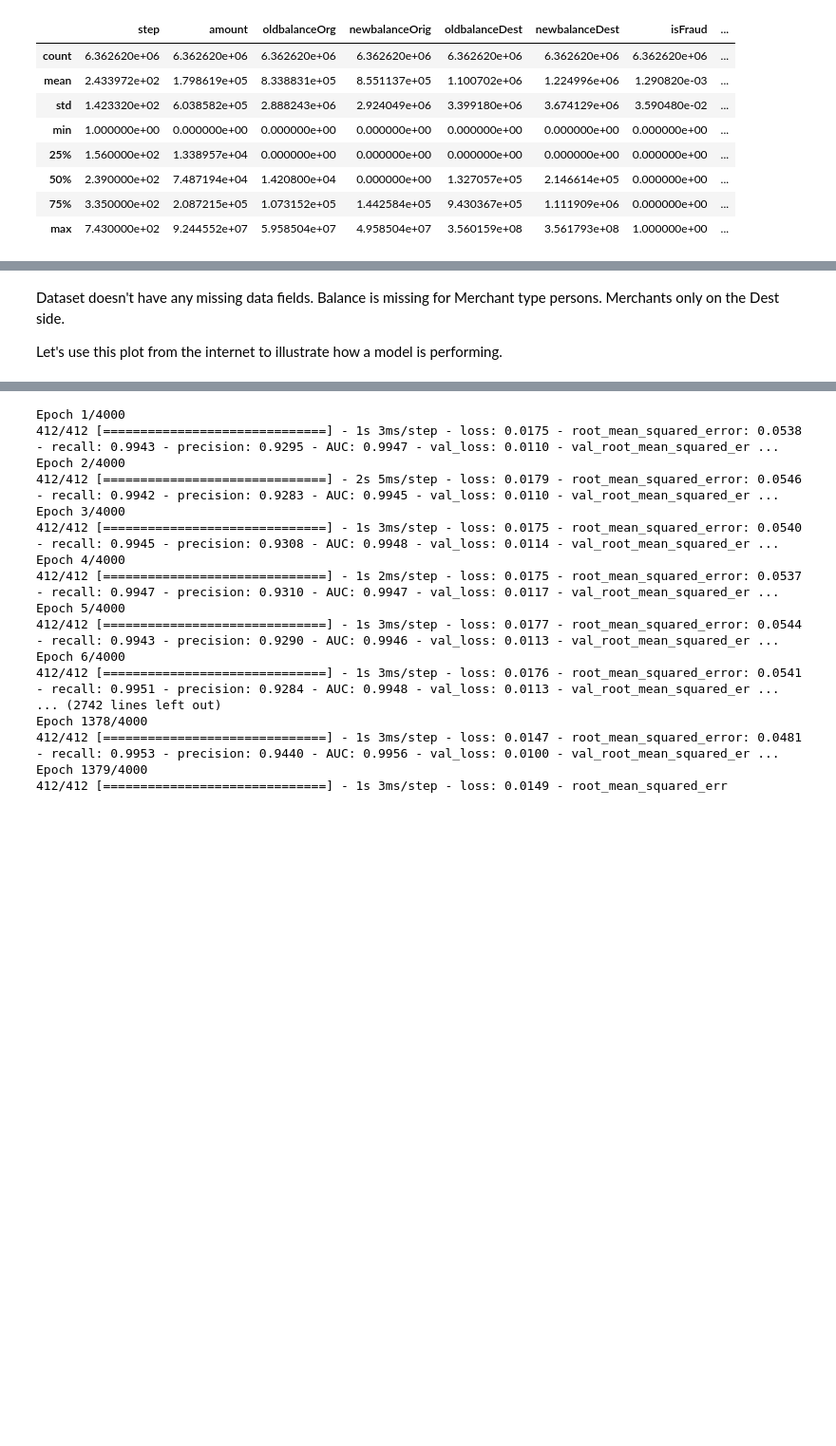
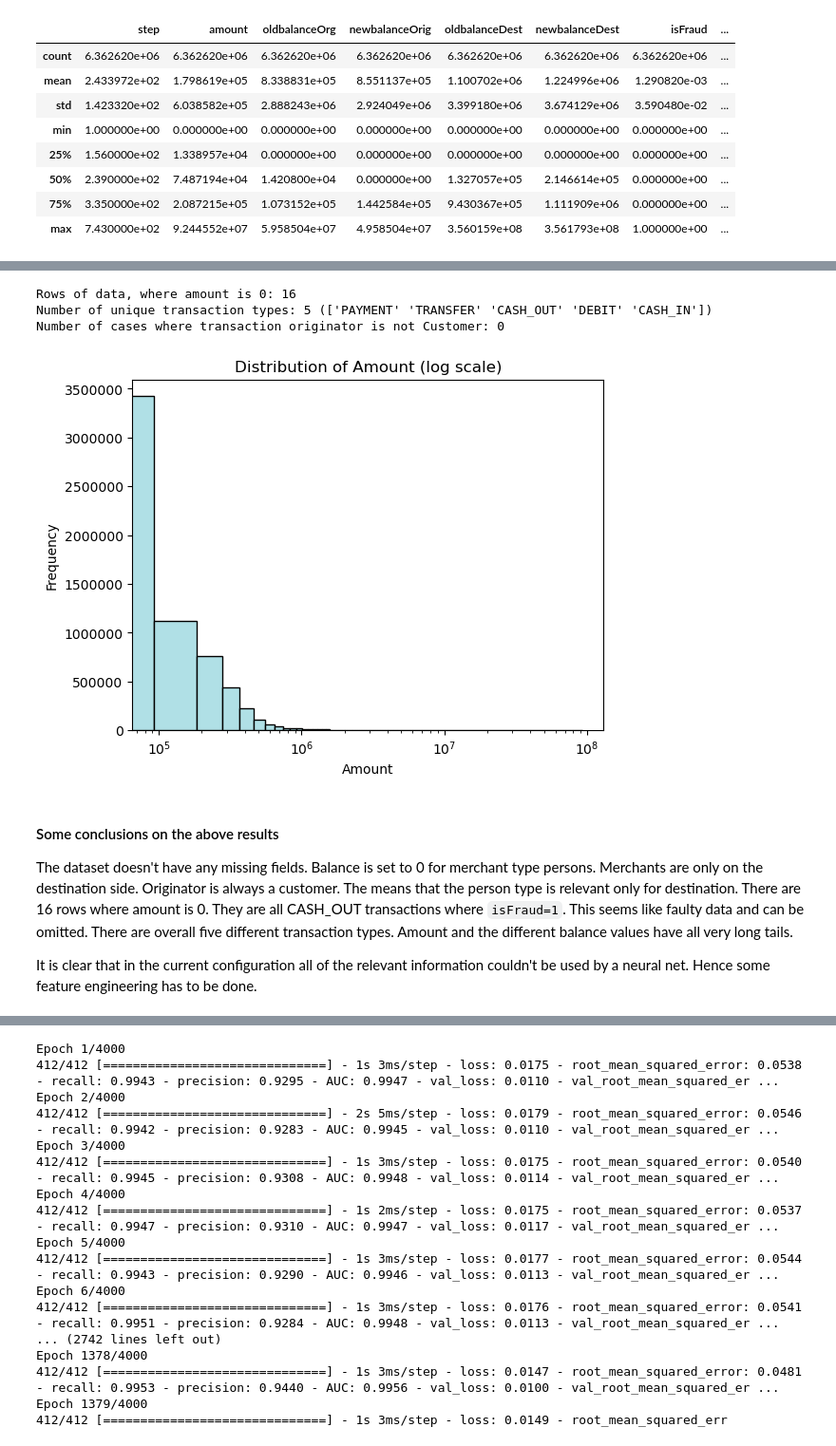
Before and after one commit to simmul/NNwithFraudTransactions, a Jupyter notebook: First Neural Net.ipynb, the cells around one changed output, grey strips where cells are left out. Shown at 95% size. Saved outputs shown, nothing was run; the diff lists cells and outputs as text; code cells hidden in the pictures; blank space fills up the shorter version.

Commit message:
Formatting

```diff
--- a/First Neural Net.ipynb
+++ b/First Neural Net.ipynb
@@ -54,3 +53,4 @@ Downloading data
 # %%
-df=pd.read_csv('C:/Users/T440s/Kaggle/archive/fraudulent_transaction_data.csv')
+path = ""
+df=pd.read_csv("{}/fraudulent_transaction_data.csv".format(path))
 # %% [markdown]
@@ -83,4 +81,26 @@ df.head()
+# %%
+print("Rows of data, where amount is 0: {}".format(df[df["amount"]==0].shape[0]))
+print("Number of unique transaction types: {} ({})".format(len(df["type"].unique()),df["type"].unique()))
+print("Number of cases where transaction originator is not Customer: {}".format(len(df[df["nameOrig"].str.get(0) != "C"])))
+# %% [output]
+Rows of data, where amount is 0: 16
+Number of unique transaction types: 5 (['PAYMENT' 'TRANSFER' 'CASH_OUT' 'DEBIT' 'CASH_IN'])
+Number of cases where transaction originator is not Customer: 0
+# %%
+plt.hist(df["amount"], bins=1000, color='powderblue', edgecolor='black')
+
+plt.xscale("log")
+
+plt.xlabel("Amount")
+plt.ylabel("Frequency")
+plt.title("Distribution of Amount (log scale)")
+
+plt.show()
+# %% [output]
+[figure, added]
 # %% [markdown]
-Dataset doesn't have any missing data fields. Balance is missing for Merchant type persons. Merchants only on the Dest side.
+#### Some conclusions on the above results
 
-Let's use this plot from the internet to illustrate how a model is performing.
+The dataset doesn't have any missing fields. Balance is set to 0 for merchant type persons. Merchants are only on the destination side. Originator is always a customer. The means that the person type is relevant only for destination. There are 16 rows where amount is 0. They are all CASH_OUT transactions where `isFraud=1`. This seems like faulty data and can be omitted. There are overall five different transaction types. Amount and the different balance values have all very long tails.
+
+It is clear that in the current configuration all of the relevant information couldn't be used by a neural net. Hence some feature engineering has to be done.
```
Also changed, not shown: parts of 68 cells of this notebook.
